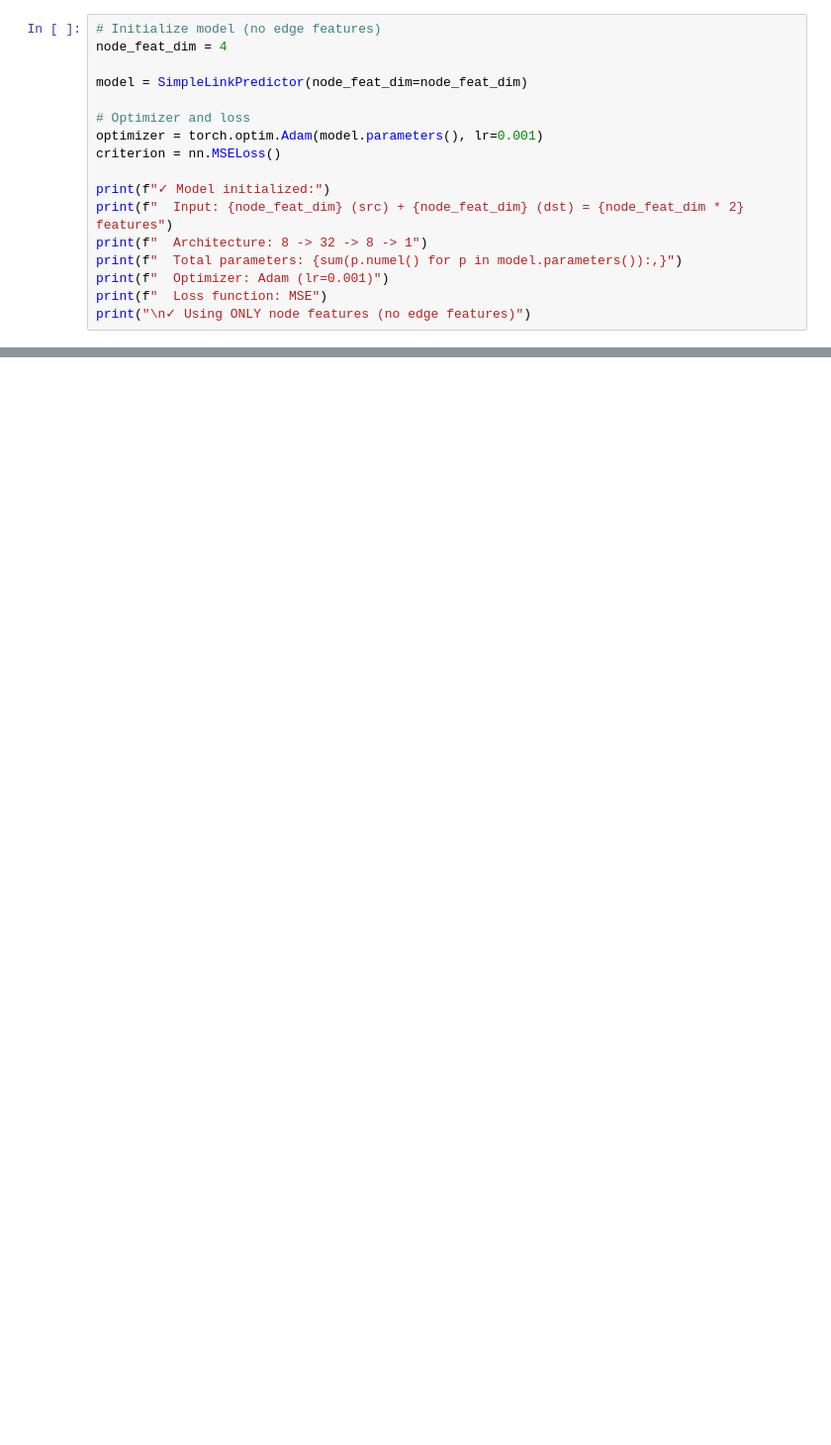
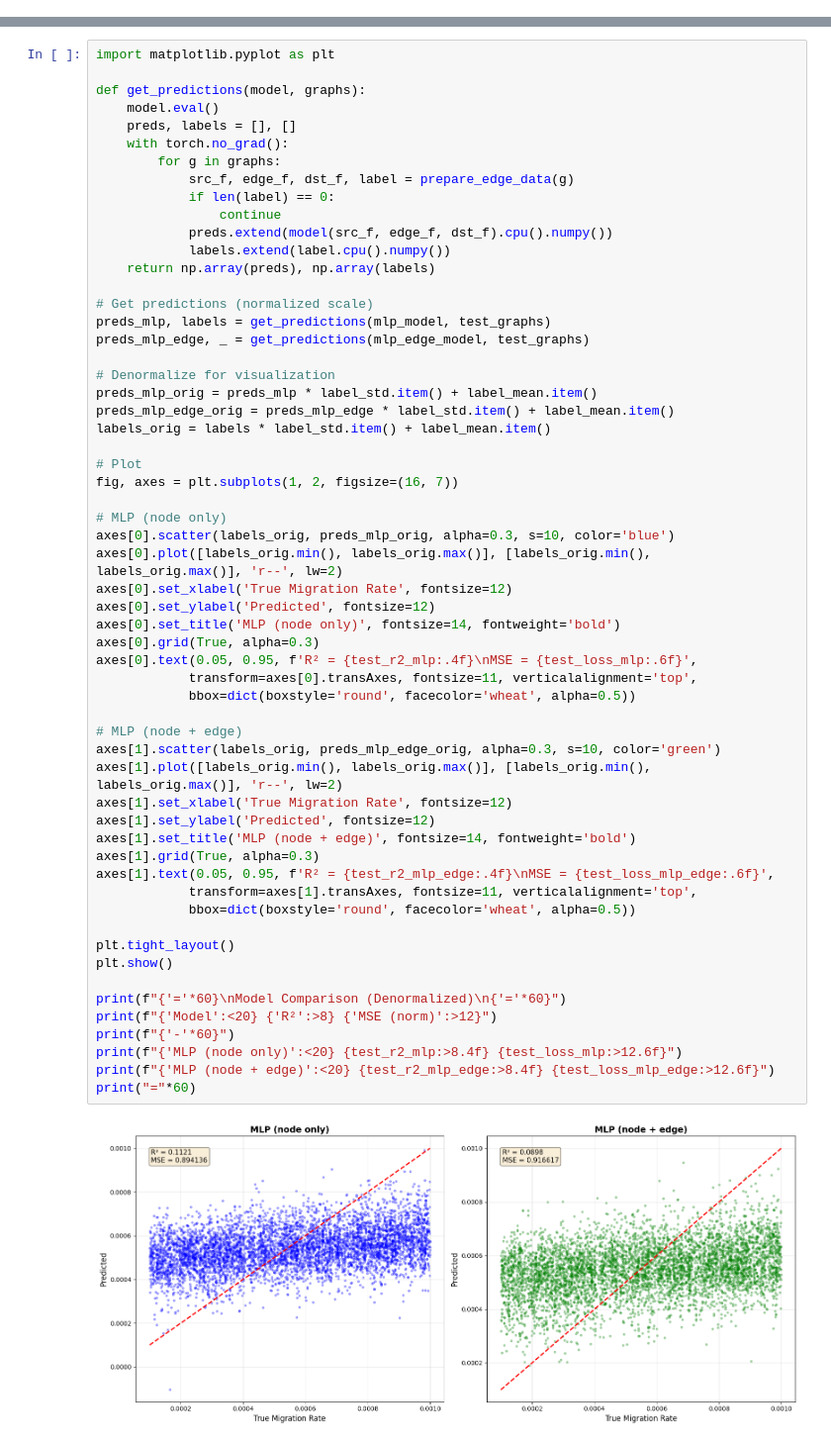
Before and after one commit to leke-lyu/STEPHY, a Jupyter notebook: 2_myGNN/link_prediction.ipynb, the cells around one changed output, grey strips where cells are left out. Shown at 99% size. Saved outputs shown, nothing was run; the diff lists cells and outputs as text; blank space fills up the shorter version.

```diff
--- a/2_myGNN/link_prediction.ipynb
+++ b/2_myGNN/link_prediction.ipynb
@@ -117,17 +0,0 @@ print("✓ Simple model defined (no edge features): 8 -> 32 -> 8 -> 1")
-# %%
-# Initialize model (no edge features)
-node_feat_dim = 4
-
-model = SimpleLinkPredictor(node_feat_dim=node_feat_dim)
-
-# Optimizer and loss
-optimizer = torch.optim.Adam(model.parameters(), lr=0.001)
-criterion = nn.MSELoss()
-
-print(f"✓ Model initialized:")
-print(f"  Input: {node_feat_dim} (src) + {node_feat_dim} (dst) = {node_feat_dim * 2} features")
-print(f"  Architecture: 8 -> 32 -> 8 -> 1")
-print(f"  Total parameters: {sum(p.numel() for p in model.parameters()):,}")
-print(f"  Optimizer: Adam (lr=0.001)")
-print(f"  Loss function: MSE")
-print("\n✓ Using ONLY node features (no edge features)")
@@ -533,0 +260,60 @@ Max residual: 0.000544
+# %%
+import matplotlib.pyplot as plt
+
+def get_predictions(model, graphs):
+    model.eval()
+    preds, labels = [], []
+    with torch.no_grad():
+        for g in graphs:
+            src_f, edge_f, dst_f, label = prepare_edge_data(g)
+            if len(label) == 0:
+                continue
+            preds.extend(model(src_f, edge_f, dst_f).cpu().numpy())
+            labels.extend(label.cpu().numpy())
+    return np.array(preds), np.array(labels)
+
+# Get predictions (normalized scale)
+preds_mlp, labels = get_predictions(mlp_model, test_graphs)
+preds_mlp_edge, _ = get_predictions(mlp_edge_model, test_graphs)
+
+# Denormalize for visualization
+preds_mlp_orig = preds_mlp * label_std.item() + label_mean.item()
+preds_mlp_edge_orig = preds_mlp_edge * label_std.item() + label_mean.item()
+labels_orig = labels * label_std.item() + label_mean.item()
+
+# Plot
+fig, axes = plt.subplots(1, 2, figsize=(16, 7))
+
+# MLP (node only)
+axes[0].scatter(labels_orig, preds_mlp_orig, alpha=0.3, s=10, color='blue')
+axes[0].plot([labels_orig.min(), labels_orig.max()], [labels_orig.min(), labels_orig.max()], 'r--', lw=2)
+axes[0].set_xlabel('True Migration Rate', fontsize=12)
+axes[0].set_ylabel('Predicted', fontsize=12)
+axes[0].set_title('MLP (node only)', fontsize=14, fontweight='bold')
+axes[0].grid(True, alpha=0.3)
+axes[0].text(0.05, 0.95, f'R² = {test_r2_mlp:.4f}\nMSE = {test_loss_mlp:.6f}',
+            transform=axes[0].transAxes, fontsize=11, verticalalignment='top',
+            bbox=dict(boxstyle='round', facecolor='wheat', alpha=0.5))
+
+# MLP (node + edge)
+axes[1].scatter(labels_orig, preds_mlp_edge_orig, alpha=0.3, s=10, color='green')
+axes[1].plot([labels_orig.min(), labels_orig.max()], [labels_orig.min(), labels_orig.max()], 'r--', lw=2)
+axes[1].set_xlabel('True Migration Rate', fontsize=12)
+axes[1].set_ylabel('Predicted', fontsize=12)
+axes[1].set_title('MLP (node + edge)', fontsize=14, fontweight='bold')
+axes[1].grid(True, alpha=0.3)
+axes[1].text(0.05, 0.95, f'R² = {test_r2_mlp_edge:.4f}\nMSE = {test_loss_mlp_edge:.6f}',
+            transform=axes[1].transAxes, fontsize=11, verticalalignment='top',
+            bbox=dict(boxstyle='round', facecolor='wheat', alpha=0.5))
+
+plt.tight_layout()
+plt.show()
+
+print(f"{'='*60}\nModel Comparison (Denormalized)\n{'='*60}")
+print(f"{'Model':<20} {'R²':>8} {'MSE (norm)':>12}")
+print(f"{'-'*60}")
+print(f"{'MLP (node only)':<20} {test_r2_mlp:>8.4f} {test_loss_mlp:>12.6f}")
+print(f"{'MLP (node + edge)':<20} {test_r2_mlp_edge:>8.4f} {test_loss_mlp_edge:>12.6f}")
+print("="*60)
+# %% [output]
+[figure, added]
```
Also changed, not shown: parts of 19 cells of this notebook.
